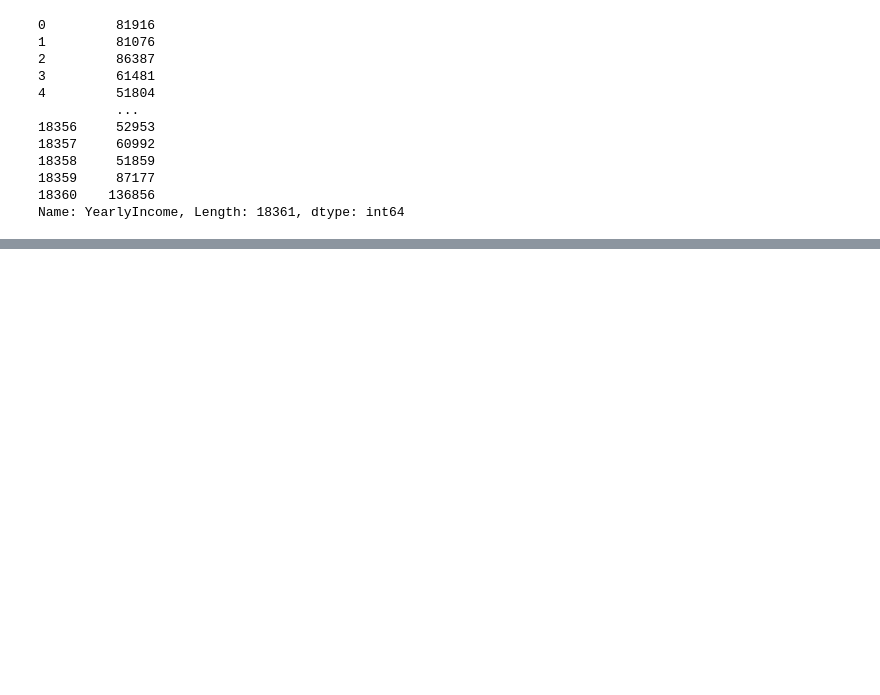
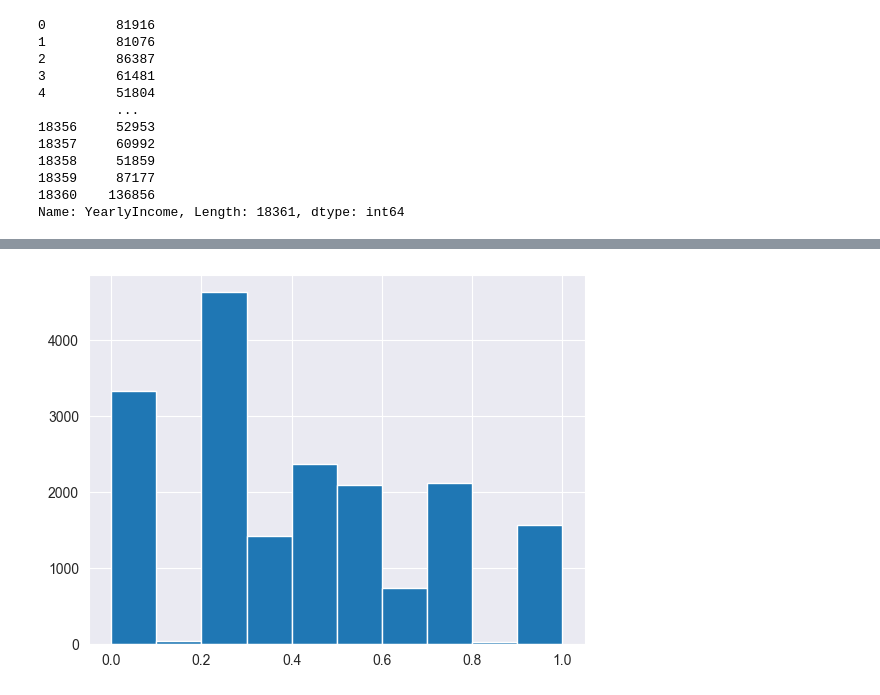
Before and after one commit to SachinGoyal94/DataScience, a Jupyter notebook: 1 Feature Engineering/1_FE.ipynb, the cells around one changed output, grey strips where cells are left out. Cells and saved outputs as stored; diff of their text form; code cells hidden in the pictures; blank space fills up the shorter version.

```diff
--- a/1 Feature Engineering/1_FE.ipynb
+++ b/1 Feature Engineering/1_FE.ipynb
@@ -246 +252,6 @@ normalised_temp_df
 18361 rows × 5 columns
+# %%
+plt.hist(normalised_temp_df['YearlyIncome'],bins=10)
+plt.show()
+# %% [output]
+[figure, added]
```
Also changed, not shown: parts of 7 cells of this notebook, 5 other files.
